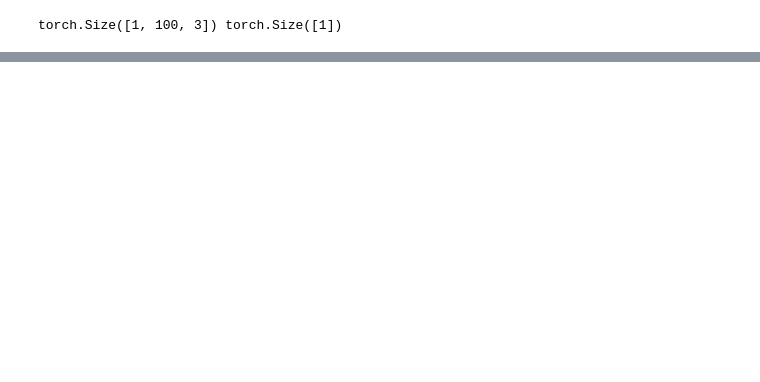
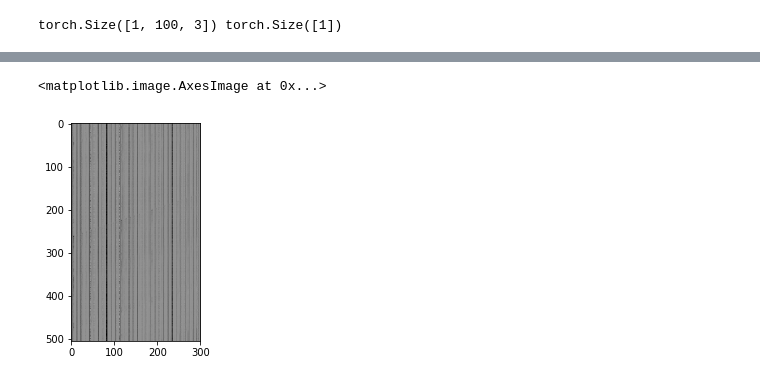
Before and after one commit to FrankWJW/MSc-dissertation, a Jupyter notebook: stock_conditional_TS.ipynb, the cells around one changed output, grey strips where cells are left out. Cells and saved outputs as stored; diff of their text form; code cells hidden in the pictures; blank space fills up the shorter version.

Commit message:
add validate data plot

```diff
--- a/stock_conditional_TS.ipynb
+++ b/stock_conditional_TS.ipynb
@@ -669,0 +667,8 @@ plt.imshow(grad_img * image, cmap=plt.get_cmap('gray'))
+# %%
+print(validateData.shape)
+validateloader = DataLoader(validateData.view(505,-1).float(), batch_size=1, shuffle=True)
+
+dataiter = iter(validateloader)
+images = dataiter.next()
+print(type(images))
+print(images.shape)
@@ -669,0 +679,13 @@ plt.imshow(grad_img * image, cmap=plt.get_cmap('gray'))
+# %%
+grad = torch.zeros((505,300))
+i = 0
+for data in validateloader:
+    # get the inputs
+    inputs = data
+
+    GG = gradient_generator(model)
+    temp = GG.generate_gradient(inputs)
+    grad[i,:] = temp
+    i += 1
+
+grad
@@ -669,0 +701,8 @@ plt.imshow(grad_img * image, cmap=plt.get_cmap('gray'))
+# %%
+image = validateData.view(505,-1).float()
+grad_img = grad.data
+
+plt.imshow(grad_img * image, cmap=plt.get_cmap('gray'))
+# %% [output]
+<matplotlib.image.AxesImage at 0x...>
+[figure, added]
```
Also changed, not shown: parts of 14 cells of this notebook.
